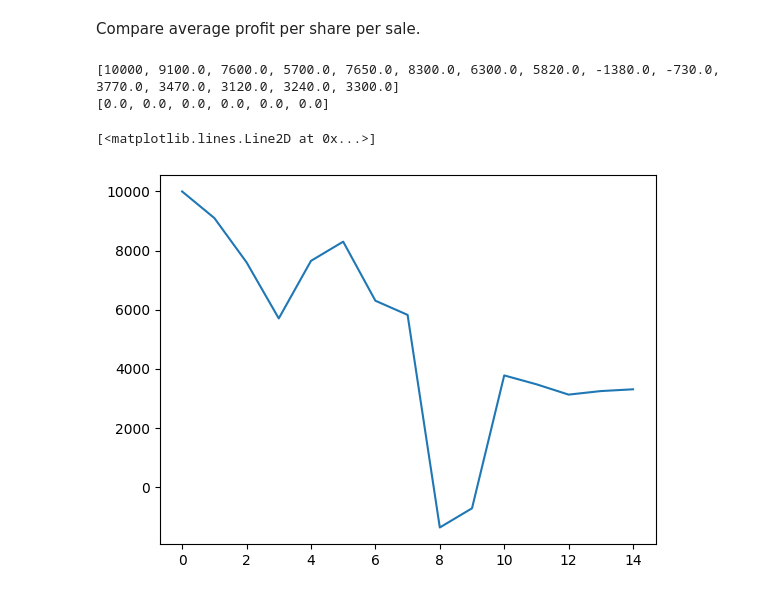
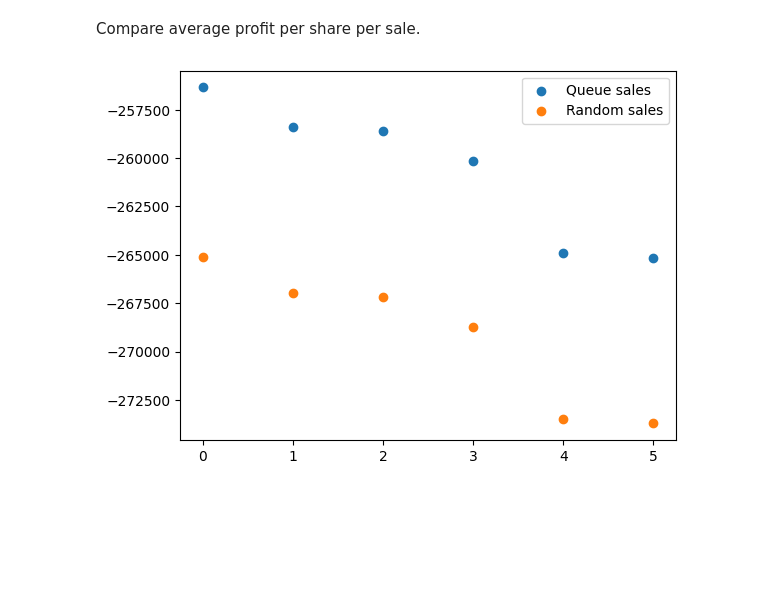
Before and after one commit to AlanBeem/AD325_Project1, a Jupyter notebook: main.ipynb, the cells around one changed output. Saved outputs shown, nothing was run; the diff lists cells and outputs as text; code cells hidden in the pictures; blank space fills up the shorter version.

```diff
--- a/main.ipynb
+++ b/main.ipynb
@@ -24,37 +25,40 @@ Compare profit over each buy/sell for a single input string:
 Compare average profit per share per sale.
 # %%
 tb_1 = TradingBot(10000)
+tb_random = copy.deepcopy(tb_1)
+tb_optimal_1 = copy.deepcopy(tb_1)
 buy_sell_str = """Buy 20 shares of AAPL at $45.
 Buy 20 shares of AAPL at $75.
 Buy 20 shares of MSFT at $95.
 Display the ledger
 Sell 30 shares of AAPL at $65
 Display the ledger
 Sell 10 shares of AAPL at $65
 Display the ledger
 Buy 100 shares of AAPL at $20
 Buy 20 shares of AAPL at $24
 Buy 200 shares of TSLA at $36
 Display the ledger
 Sell 10 shares of AAPL at $65
 Display the ledger
 Sell 150 shares of TSLA at $30
 Display the ledger
 Buy 5 shares of MSFT at $60
 Buy 5 shares of MSFT at $70
 Display the ledger
 Sell 4 shares of MSFT at $30
 Display the ledger
 Sell 2 shares of MSFT at $30
 Display the ledger"""
 string_to_trading_bot(buy_sell_str, tb_1)
-# plot_x, plot_y = string_to_trading_bot(buy_sell_str, tb_1)
-# plt.plot(plot_x, plot_y)
-print(tb_1.balance_over_transactions)
-print(tb_1.profit_per_sell)
-plt.plot(tb_1.balance_over_transactions)
+string_to_random_trading_bot(buy_sell_str, tb_random)
+# string_to_optimal_trading_bot(buy_sell_str, tb_optimal_1)
+plot_x = [x_i for x_i in range(len(tb_1.profit_per_sell))]
+plt.figure()
+plt.scatter(plot_x, tb_1.profit_per_sell, label='Queue sales')
+plt.scatter(plot_x, tb_random.profit_per_sell, label='Random sales')
+# plt.scatter(plot_x, tb_optimal_1.profit_per_sell, label='Optimal sales')
+plt.legend()
+plt.show()
 # %% [output]
-[10000, 9100.0, 7600.0, 5700.0, 7650.0, 8300.0, 6300.0, 5820.0, -1380.0, -730.0, 3770.0, 3470.0, 3120.0, 3240.0, 3300.0]
-[0.0, 0.0, 0.0, 0.0, 0.0, 0.0]
-[<matplotlib.lines.Line2D at 0x...>]
-[figure, old version]
+[figure, new version]
```
Also changed, not shown: parts of 2 cells of this notebook, 7 other files.
